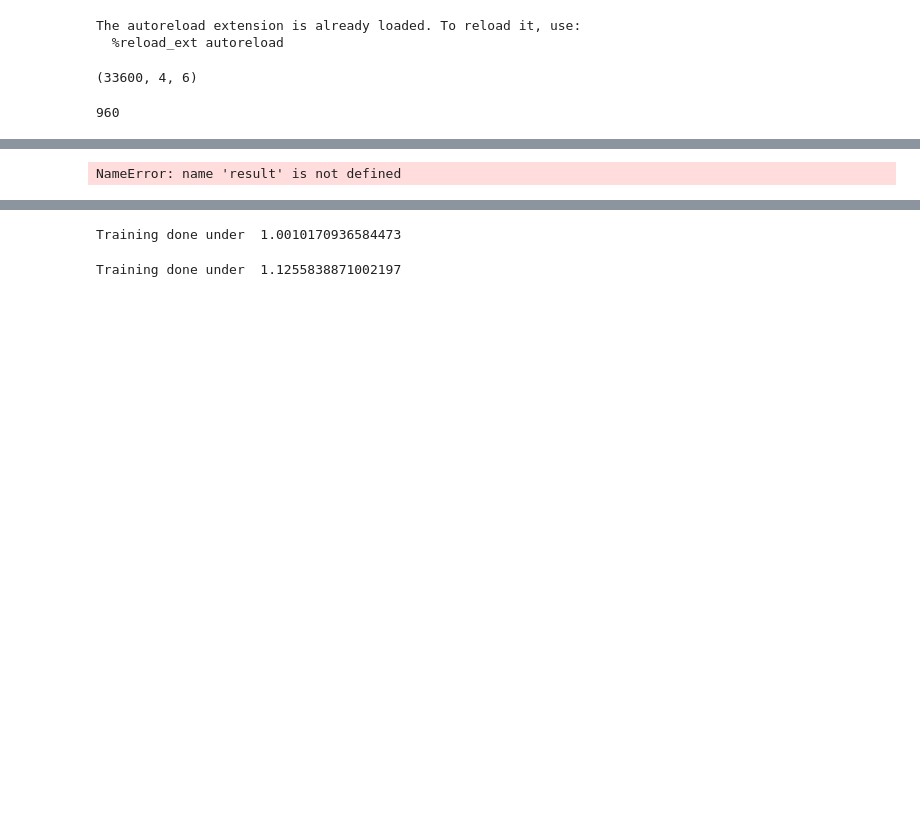
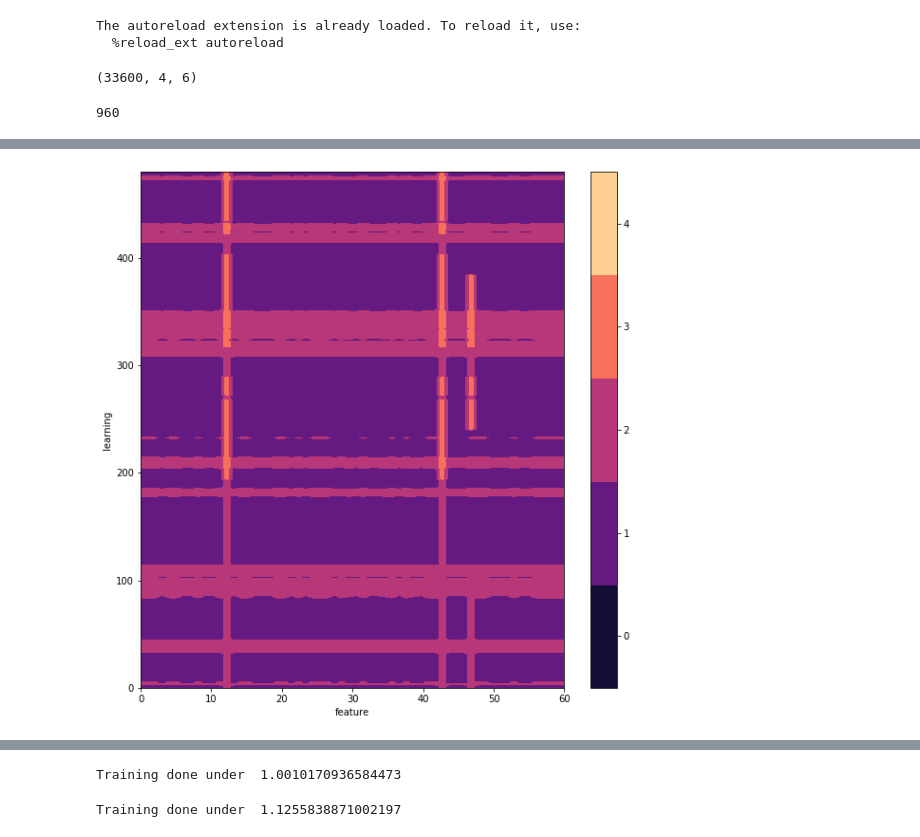
Before and after one commit to caleblu/18847_spring_2020, a Jupyter notebook: project/synthesized_data.ipynb, the cells around one changed output, grey strips where cells are left out. Cells and saved outputs as stored; diff of their text form; code cells hidden in the pictures; blank space fills up the shorter version.

Commit message:
changed plotting

```diff
--- a/project/synthesized_data.ipynb
+++ b/project/synthesized_data.ipynb
@@ -3,7 +3,7 @@
 %autoreload 2
 
 from simulation import  *
-from columns import Column, DatasetContext, train_stdp
+from columns import Column, DatasetContext, train_stdp, infer_stdp
 import torch
 import torch.nn as nn
 from torch.utils.data import DataLoader, Dataset
@@ -16,11 +16,15 @@ from SpykeTorch import functional as sf
 from SpykeTorch import visualization as vis
 from SpykeTorch import utils
 
+import seaborn as sns
 import numpy as np
 import matplotlib.pyplot as plt
 import time
 from tqdm import tqdm
 import matplotlib.cm
+
+import matplotlib.pyplot as plt
+plt.rcParams["figure.figsize"] = (20,20)
 # %% [output]
 The autoreload extension is already loaded. To reload it, use:
   %reload_ext autoreload
@@ -56,7 +60,7 @@ spike_input.shape
 from columns import Column, DatasetContext, train_stdp
 
 column = Column([num_neurons,num_neurons], [threshold, threshold], 200, 0, rf_size, length, timesteps)
-dataset_context = DatasetContext(['cat','dog'],corpus,spike_input, spike_output, timesteps)
+dataset_context = DatasetContext(['cat','eats'],corpus,spike_input, spike_output, timesteps)
 # %%
 dataset_context.data_size
 # %% [output]
@@ -97,0 +92,2 @@ AttributeError: 'Column' object has no attribute 'ec1_list'
+# %%
+test_result = infer_stdp(dataset_context, column)
@@ -98,21 +98,24 @@ AttributeError: 'Column' object has no attribute 'ec1_list'
 # %%
-X = np.linspace(0, result.size(1),result.size(1))
-Y = np.linspace(0, result.size(0),result.size(0))
-X, Y = np.meshgrid(X, Y)
+def plot_mesh(result):
+    X = np.linspace(0, result.shape[1],result.shape[1])
+    Y = np.linspace(0, result.shape[0],result.shape[0])
+    X, Y = np.meshgrid(X, Y)
 
-plt.figure(figsize = (10,10))
+    plt.figure(figsize = (10,10))
 
-plt.contourf(X, Y, result.numpy(), [-0.5, 0.5, 1.5, 2.5, 3.5, 4.5], cmap='magma')
-plt.colorbar(ticks=range(5))
-plt.ylabel("learning")
-plt.xlabel("feature")
-# ax.plot_surface(X,Y,result.numpy())
-print(result.numpy().shape)
-print(X.shape)
+    plt.contourf(X, Y, result, [-0.5, 0.5, 1.5, 2.5, 3.5, 4.5], cmap='magma')
+    plt.colorbar(ticks=range(5))
+    plt.ylabel("learning")
+    plt.xlabel("feature")
+    # ax.plot_surface(X,Y,result.numpy())
+#     print(result.numpy().shape)
+#     print(X.shape)
 
-result[result<4] = 0
-result[result==4] = 1
-four = torch.sum(result, dim = 1)
-print(torch.max(four))
+#     result[result<4] = 0
+#     result[result==4] = 1
+#     four = torch.sum(result, dim = 1)
+#     print(torch.max(four))
-# %% [output]
-NameError: name 'result' is not defined
+# %%
+plot_mesh(test_result[480:,:])
+# %% [output]
+[figure, added]
```
Also changed, not shown: parts of 5 cells of this notebook, 1 other file.
